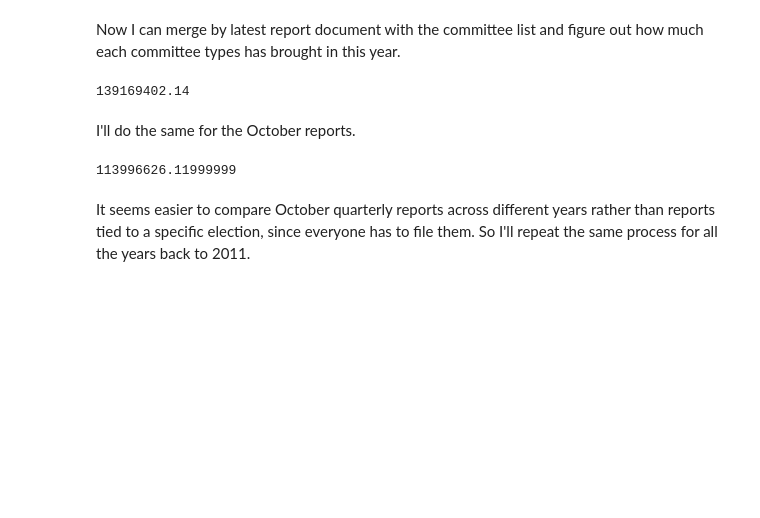
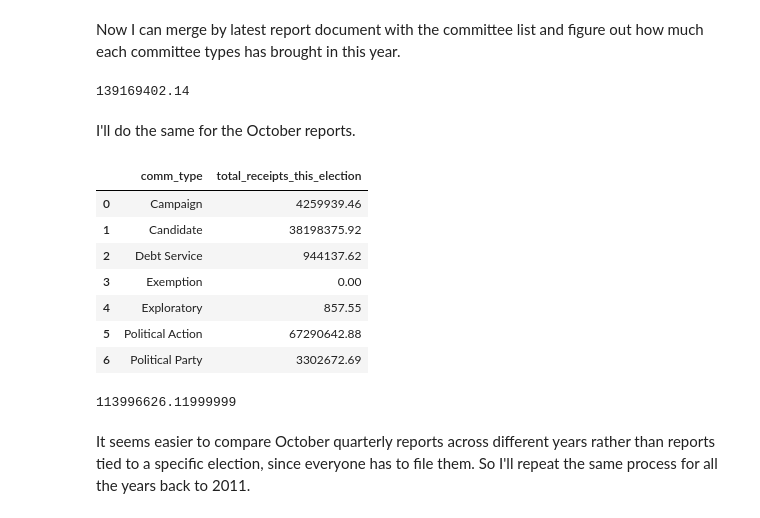
Before and after one commit to mariabenev/final-project, a Jupyter notebook: final_project.dec.ipynb, the cells around one changed output. Cells and saved outputs as stored; diff of their text form; code cells hidden in the pictures; blank space fills up the shorter version.

```diff
--- a/final_project.dec.ipynb
+++ b/final_project.dec.ipynb
@@ -589,6 +589,17 @@ oct_report_2020 = report_summaries_2020[report_summaries_2020.report == 'October
 oct_report_by_mecid_2020 = oct_report_2020.merge(by_mecid, on='mecid', validate='many_to_one')
 # %%
 oct_committee = oct_report_by_mecid_2020.groupby(by=['comm_type']).total_receipts_this_election.sum().reset_index()
+# %%
+oct_committee
+# %% [output]
+|  | comm_type | total_receipts_this_election |
+| 0 | Campaign | 4259939.46 |
+| 1 | Candidate | 38198375.92 |
+| 2 | Debt Service | 944137.62 |
+| 3 | Exemption | 0.00 |
+| 4 | Exploratory | 857.55 |
+| 5 | Political Action | 67290642.88 |
+| 6 | Political Party | 3302672.69 |
 # %%
 oct_committee.to_csv('oct_committees.csv', index = False)
 # %%
```
Also changed, not shown: parts of 34 cells of this notebook, 12 other files.
